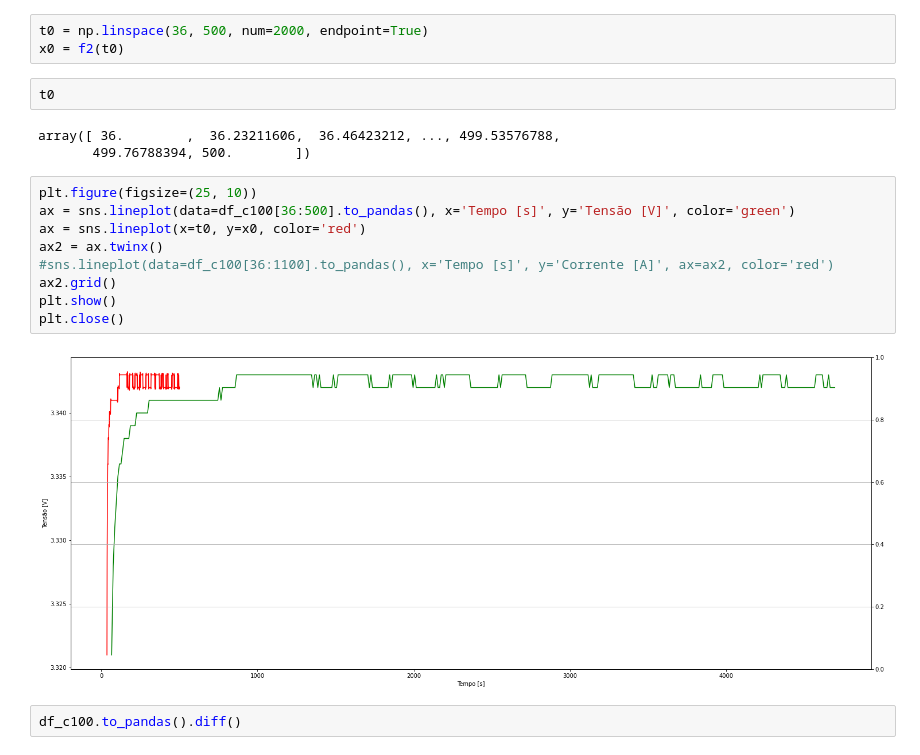
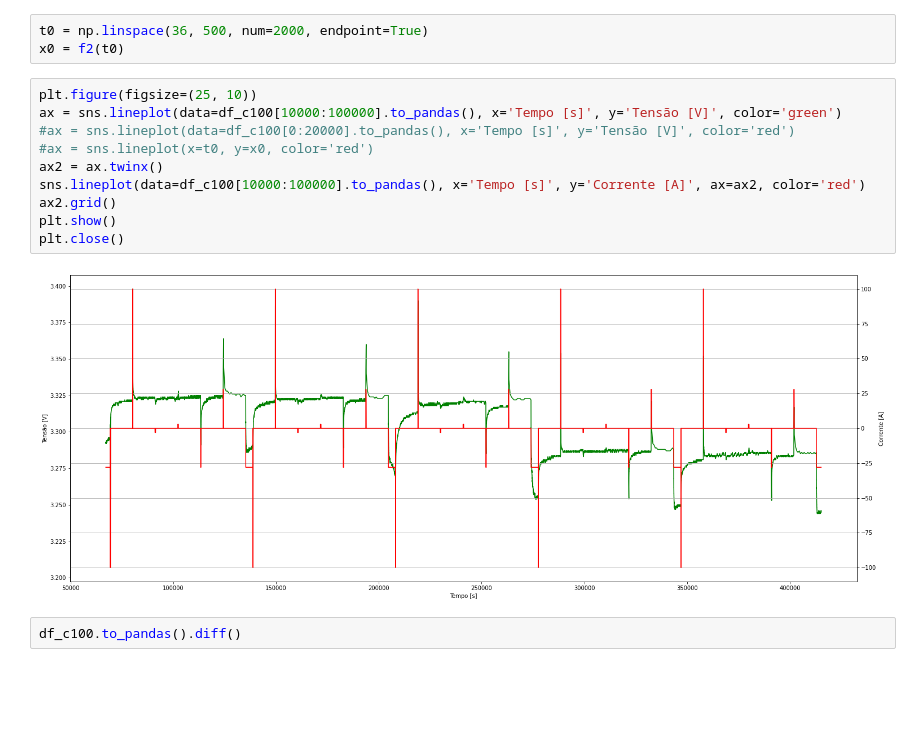
Before and after one commit to CaioMizerkowski/controle_avancado, a Jupyter notebook: TE979/plot_dados_catl.ipynb, the cells around one changed output. Cells and saved outputs as stored; diff of their text form; blank space fills up the shorter version.

```diff
--- a/TE979/plot_dados_catl.ipynb
+++ b/TE979/plot_dados_catl.ipynb
@@ -23,22 +23,18 @@ f2 = interp1d(x, y, kind='cubic')
 # %%
 t0 = np.linspace(36, 500, num=2000, endpoint=True)
 x0 = f2(t0)
-# %%
-t0
-# %% [output]
-array([ 36.        ,  36.23211606,  36.46423212, ..., 499.53576788,
-       499.76788394, 500.        ])
 # %%
 plt.figure(figsize=(25, 10))
-ax = sns.lineplot(data=df_c100[36:500].to_pandas(), x='Tempo [s]', y='Tensão [V]', color='green')
-ax = sns.lineplot(x=t0, y=x0, color='red')
+ax = sns.lineplot(data=df_c100[10000:100000].to_pandas(), x='Tempo [s]', y='Tensão [V]', color='green')
+#ax = sns.lineplot(data=df_c100[0:20000].to_pandas(), x='Tempo [s]', y='Tensão [V]', color='red')
+#ax = sns.lineplot(x=t0, y=x0, color='red')
 ax2 = ax.twinx()
-#sns.lineplot(data=df_c100[36:1100].to_pandas(), x='Tempo [s]', y='Corrente [A]', ax=ax2, color='red')
+sns.lineplot(data=df_c100[10000:100000].to_pandas(), x='Tempo [s]', y='Corrente [A]', ax=ax2, color='red')
 ax2.grid()
 plt.show()
 plt.close()
 # %% [output]
-[figure, old version]
+[figure, new version]
 # %%
 df_c100.to_pandas().diff()
 # %% [output]
```
